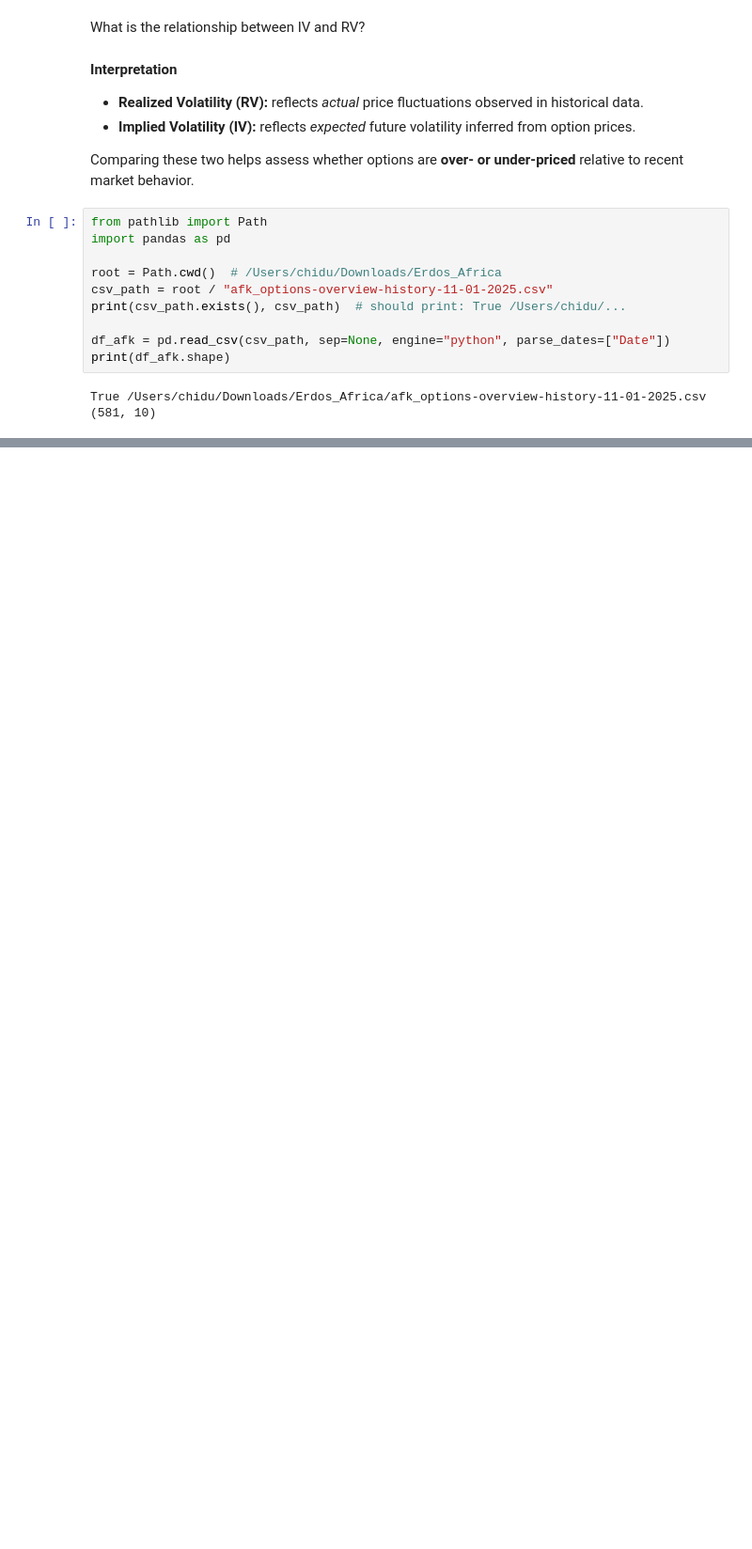
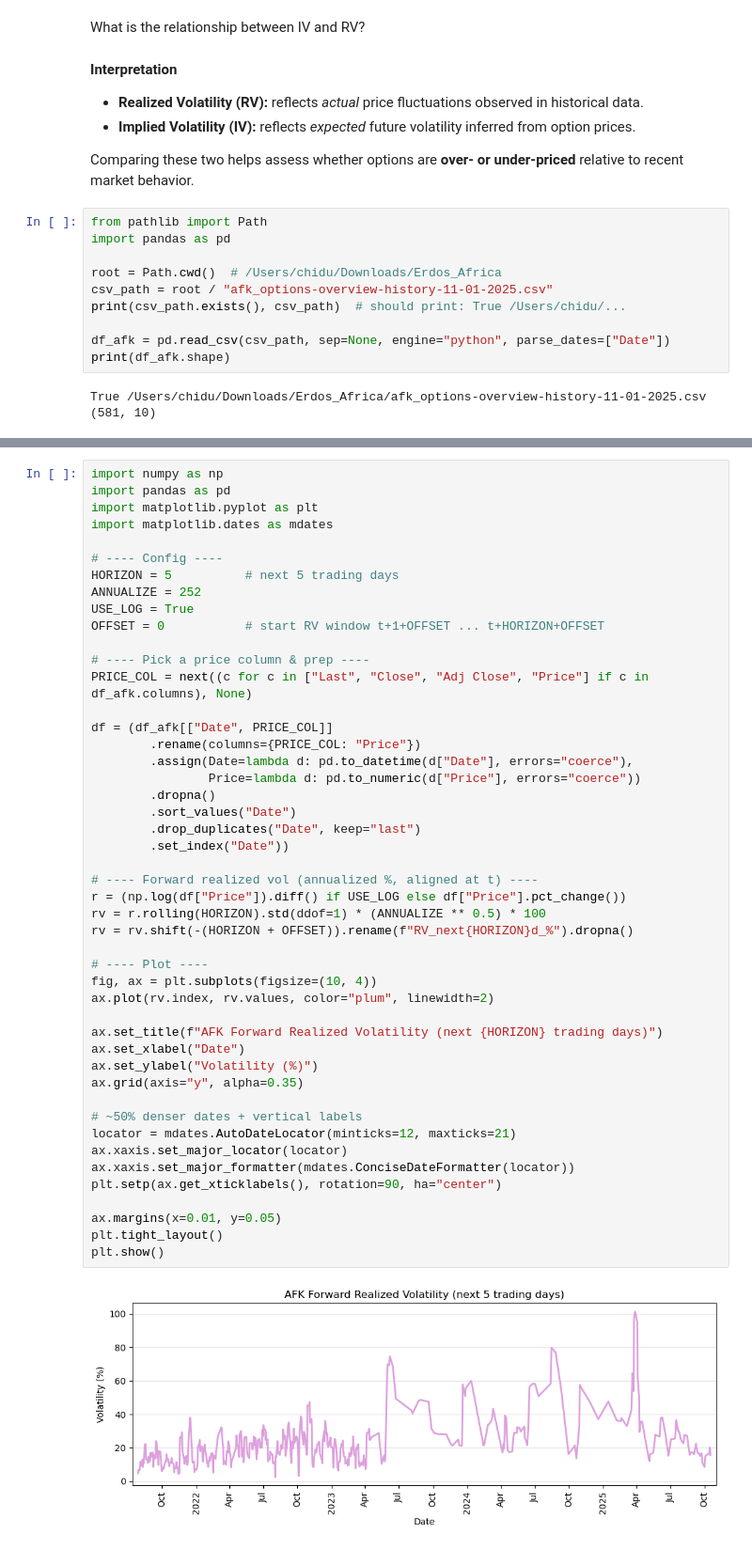
Before and after one commit to Chidubem5/Erdos_Africa, a Jupyter notebook: main.ipynb, the cells around one changed output, grey strips where cells are left out. Shown: that part at 94% size. Cells and saved outputs as stored; diff of their text form; blank space fills up the shorter version.

```diff
--- a/main.ipynb
+++ b/main.ipynb
@@ -387,0 +214,49 @@ plt.show()
+# %%
+import numpy as np
+import pandas as pd
+import matplotlib.pyplot as plt
+import matplotlib.dates as mdates
+
+# ---- Config ----
+HORIZON = 5          # next 5 trading days
+ANNUALIZE = 252
+USE_LOG = True
+OFFSET = 0           # start RV window t+1+OFFSET ... t+HORIZON+OFFSET
+
+# ---- Pick a price column & prep ----
+PRICE_COL = next((c for c in ["Last", "Close", "Adj Close", "Price"] if c in df_afk.columns), None)
+
+df = (df_afk[["Date", PRICE_COL]]
+        .rename(columns={PRICE_COL: "Price"})
+        .assign(Date=lambda d: pd.to_datetime(d["Date"], errors="coerce"),
+                Price=lambda d: pd.to_numeric(d["Price"], errors="coerce"))
+        .dropna()
+        .sort_values("Date")
+        .drop_duplicates("Date", keep="last")
+        .set_index("Date"))
+
+# ---- Forward realized vol (annualized %, aligned at t) ----
+r = (np.log(df["Price"]).diff() if USE_LOG else df["Price"].pct_change())
+rv = r.rolling(HORIZON).std(ddof=1) * (ANNUALIZE ** 0.5) * 100
+rv = rv.shift(-(HORIZON + OFFSET)).rename(f"RV_next{HORIZON}d_%").dropna()
+
+# ---- Plot ----
+fig, ax = plt.subplots(figsize=(10, 4))
+ax.plot(rv.index, rv.values, color="plum", linewidth=2)
+
+ax.set_title(f"AFK Forward Realized Volatility (next {HORIZON} trading days)")
+ax.set_xlabel("Date")
+ax.set_ylabel("Volatility (%)")
+ax.grid(axis="y", alpha=0.35)
+
+# ~50% denser dates + vertical labels
+locator = mdates.AutoDateLocator(minticks=12, maxticks=21)
+ax.xaxis.set_major_locator(locator)
+ax.xaxis.set_major_formatter(mdates.ConciseDateFormatter(locator))
+plt.setp(ax.get_xticklabels(), rotation=90, ha="center")
+
+ax.margins(x=0.01, y=0.05)
+plt.tight_layout()
+plt.show()
+# %% [output]
+[figure, added]
```
Also changed, not shown: parts of 8 cells of this notebook.
